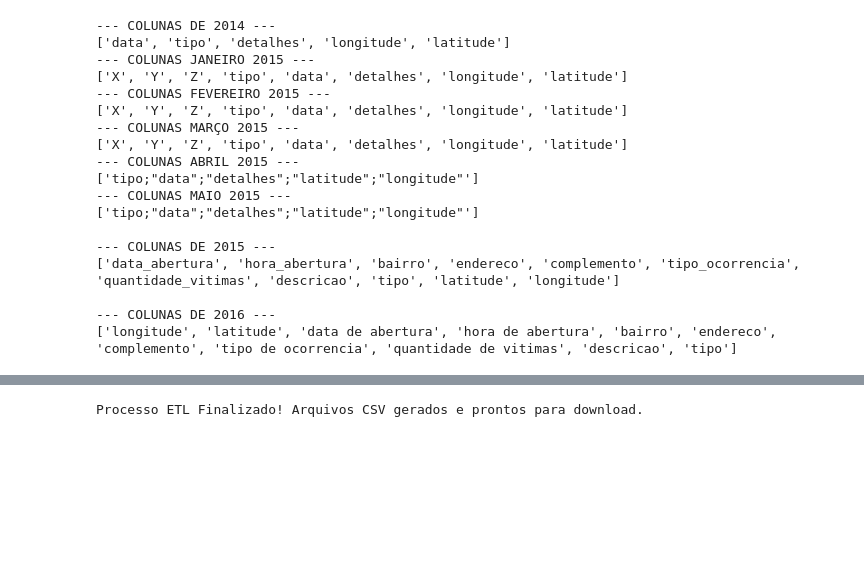
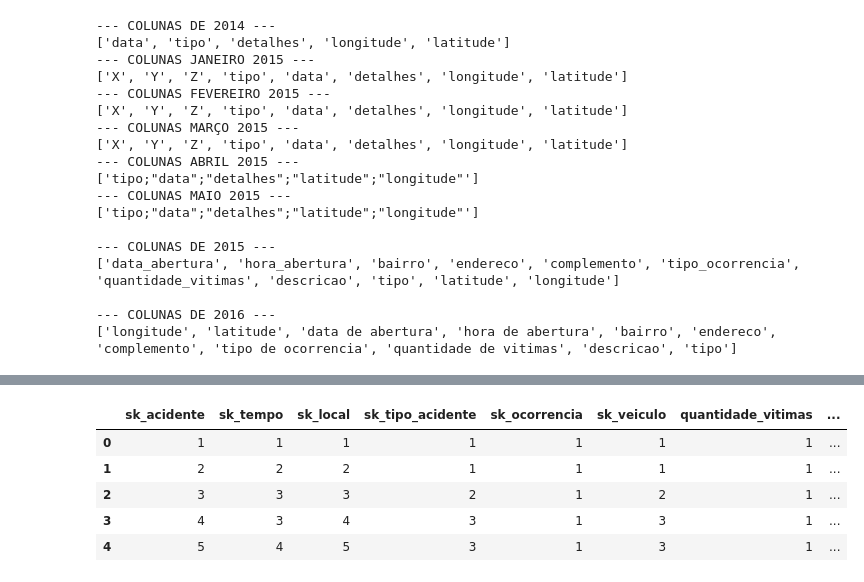
Before and after one commit to annecollier/Projeto-de-Integracao, a Jupyter notebook: pipelns/Pipeline_ETL_Acidentes.ipynb, the cells around one changed output, grey strips where cells are left out. Cells and saved outputs as stored; diff of their text form; code cells hidden in the pictures; blank space fills up the shorter version.

```diff
--- a/pipelns/Pipeline_ETL_Acidentes.ipynb
+++ b/pipelns/Pipeline_ETL_Acidentes.ipynb
@@ -133,22 +110,3 @@ Total de registros consolidados: 4334 linhas e 12 colunas
 | 2 | 3/1/2014 | Ciclistas | Ciclista | -34.949516 | -8.034818 | NaN | NaN | NaN | NaN | ... |
 | 3 | 3/1/2014 | Atropelamentos | Pedestre | -34.924636 | -8.011427 | NaN | NaN | NaN | NaN | ... |
 | 4 | 3/2/2014 | Atropelamentos | Pedestre | -34.941486 | -8.016449 | NaN | NaN | NaN | NaN | ... |
-# %%
-# ==========================================
-# 3. TRANSFORMAÇÃO: Limpeza e Tipagem de Dados (ATUALIZADO)
-# ==========================================
-
-# 1. Tratando os valores nulos (NaN)
-colunas_texto = ['hora', 'bairro', 'endereco', 'complemento', 'descricao']
-df_consolidado[colunas_texto] = df_consolidado[colunas_texto].fillna('Não Informado')
-df_consolidado['quantidade_vitimas'] = df_consolidado['quantidade_vitimas'].fillna(1)
-
-# 2. Corrigindo a Tipagem da Data
-df_consolidado['data'] = pd.to_datetime(df_consolidado['data'], errors='coerce')
-
-# 3. Padronização de Texto (Tudo em maiúsculo)
-df_consolidado['tipo_acidente'] = df_consolidado['tipo_acidente'].str.upper().str.strip()
-df_consolidado['veiculo'] = df_consolidado['veiculo'].str.upper().str.strip()
-df_consolidado['bairro'] = df_consolidado['bairro'].str.upper().str.strip()
-
-print("Limpeza concluída com as novas colunas!")
@@ -239,20 +193,33 @@ Tabela Fato criada com sucesso!
+# %%
+df_consolidado['data_str'] = df_consolidado['data'].dt.strftime('%Y-%m-%d')
+
+fato_acidente = df_consolidado.merge(dim_tipo_acidente, left_on=['causa_acidente', 'descricao'], right_on=['causa_acidente', 'descricao_detalhada'], how='left')
+fato_acidente = fato_acidente.merge(dim_veiculo, on=['tipo_veiculo', 'categoria_veiculo'], how='left')
+fato_acidente = fato_acidente.merge(dim_local, on=['bairro', 'endereco', 'latitude', 'longitude'], how='left')
+fato_acidente = fato_acidente.merge(dim_tempo, left_on=['data_str', 'hora'], right_on=['data_acidente', 'hora'], how='left')
+fato_acidente = fato_acidente.merge(dim_ocorrencia, left_on='ocorrencia_raw', right_on='tipo_ocorrencia', how='left')
+
+fato_acidente['quantidade_veiculos'] = 1
+
+colunas_fato = ['sk_tempo', 'sk_local', 'sk_tipo_acidente', 'sk_ocorrencia', 'sk_veiculo', 'quantidade_vitimas', 'quantidade_veiculos']
+fato_acidente = fato_acidente[colunas_fato]
+fato_acidente.insert(0, 'sk_acidente', fato_acidente.index + 1)
+
+display(fato_acidente.head())
+# %% [output]
+|  | sk_acidente | sk_tempo | sk_local | sk_tipo_acidente | sk_ocorrencia | sk_veiculo | quantidade_vitimas | ... |
+| 0 | 1 | 1 | 1 | 1 | 1 | 1 | 1 | ... |
+| 1 | 2 | 2 | 2 | 1 | 1 | 1 | 1 | ... |
+| 2 | 3 | 3 | 3 | 2 | 1 | 2 | 1 | ... |
+| 3 | 4 | 3 | 4 | 3 | 1 | 3 | 1 | ... |
+| 4 | 5 | 4 | 5 | 3 | 1 | 3 | 1 | ... |
 # %%
-# ==========================================
-# 6. CARGA (LOAD): Exportando os Dados
-# ==========================================
-
-# Salvando a Tabela Fato
 fato_acidente.to_csv('fato_acidente.csv', index=False, sep=';', encoding='utf-8')
-
-# Salvando as Tabelas Dimensão
 dim_ocorrencia.to_csv('dim_ocorrencia.csv', index=False, sep=';', encoding='utf-8')
-dim_tipo_envolvido.to_csv('dim_tipo_envolvido.csv', index=False, sep=';', encoding='utf-8')
+dim_veiculo.to_csv('dim_veiculo.csv', index=False, sep=';', encoding='utf-8')
+dim_tipo_acidente.to_csv('dim_tipo_acidente.csv', index=False, sep=';', encoding='utf-8')
 dim_local.to_csv('dim_local.csv', index=False, sep=';', encoding='utf-8')
 dim_tempo.to_csv('dim_tempo.csv', index=False, sep=';', encoding='utf-8')
-
-print("Processo ETL Finalizado! Arquivos CSV gerados e prontos para download.")
-# %% [output]
-Processo ETL Finalizado! Arquivos CSV gerados e prontos para download.
 # %%
 import sqlite3
 from sqlite3 import Error
```
Also changed, not shown: parts of 10 cells of this notebook, 2 other files.
